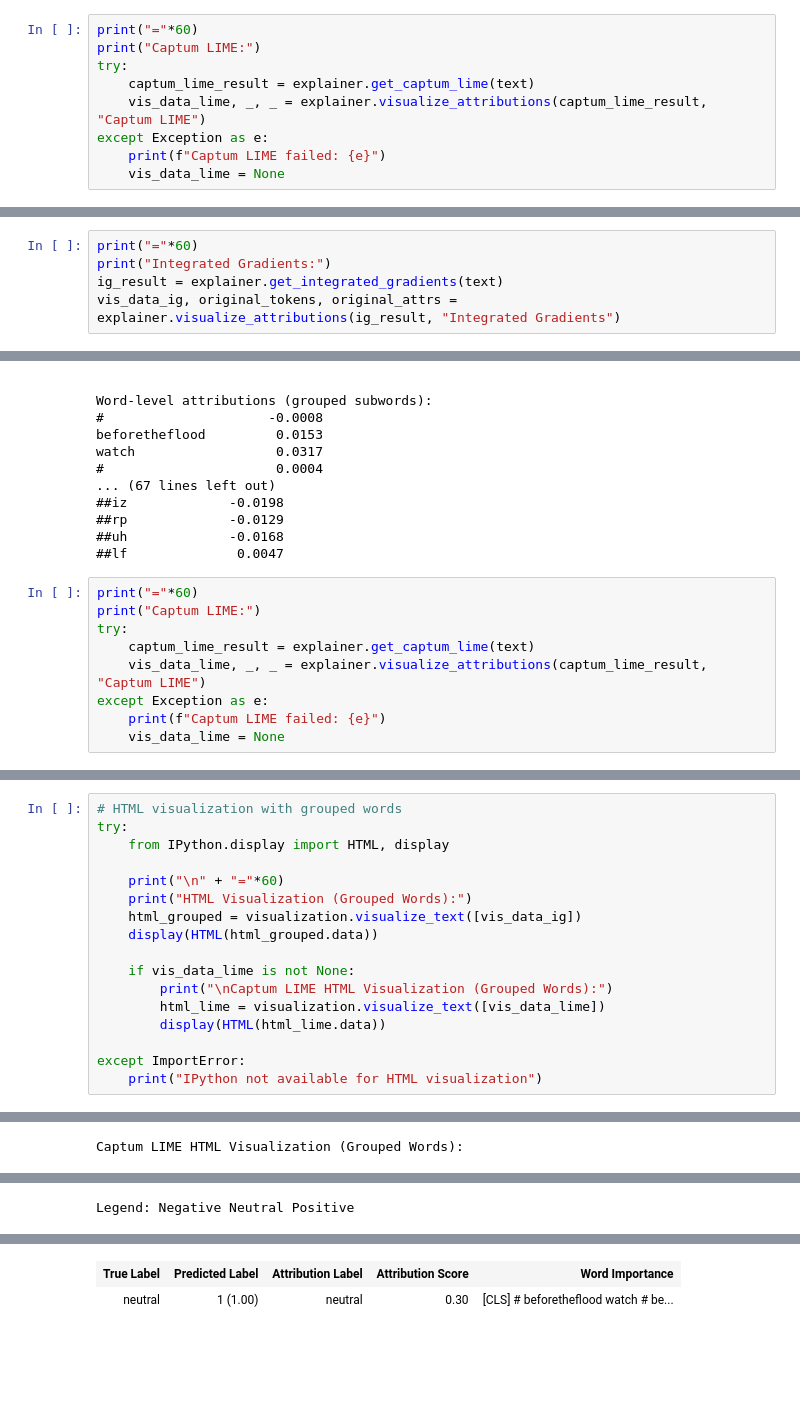
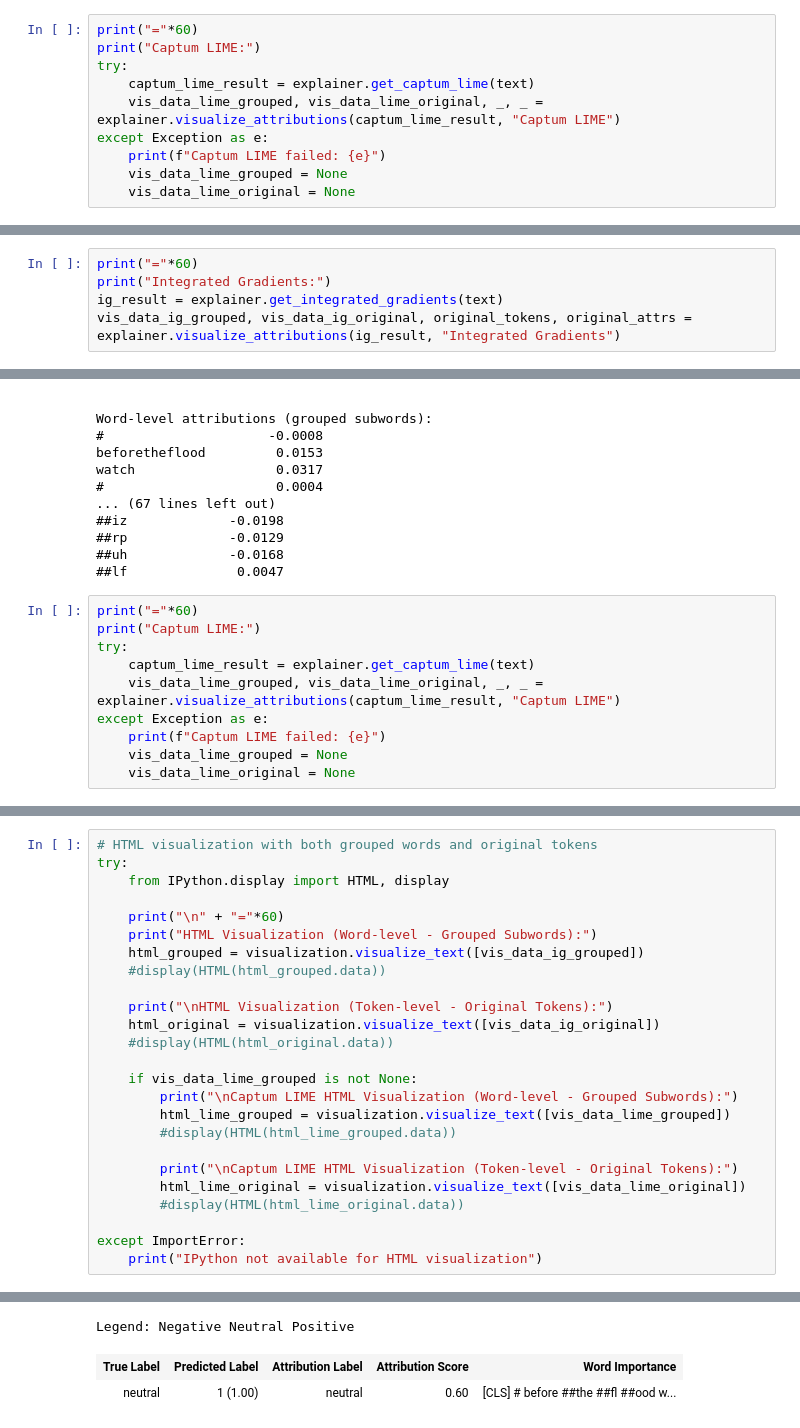
Before and after one commit to keanteng/wqf7007-project, a Jupyter notebook: evaluation/explainability.ipynb, the cells around one changed output, grey strips where cells are left out. Drawn from its saved outputs; the diff is of its cells as text; blank space fills up the shorter version.

```diff
--- a/evaluation/explainability.ipynb
+++ b/evaluation/explainability.ipynb
@@ -285,10 +302,11 @@ print("="*60)
 print("Captum LIME:")
 try:
     captum_lime_result = explainer.get_captum_lime(text)
-    vis_data_lime, _, _ = explainer.visualize_attributions(captum_lime_result, "Captum LIME")
+    vis_data_lime_grouped, vis_data_lime_original, _, _ = explainer.visualize_attributions(captum_lime_result, "Captum LIME")
 except Exception as e:
     print(f"Captum LIME failed: {e}")
-    vis_data_lime = None
+    vis_data_lime_grouped = None
+    vis_data_lime_original = None
 # %% [output]
 ============================================================
 Captum LIME:
@@ -380,7 +408,7 @@ LIME Explanation (Original):
 print("="*60)
 print("Integrated Gradients:")
 ig_result = explainer.get_integrated_gradients(text)
-vis_data_ig, original_tokens, original_attrs = explainer.visualize_attributions(ig_result, "Integrated Gradients")
+vis_data_ig_grouped, vis_data_ig_original, original_tokens, original_attrs = explainer.visualize_attributions(ig_result, "Integrated Gradients")
 # %% [output]
 ============================================================
 Integrated Gradients:
@@ -404,10 +432,11 @@ print("="*60)
 print("Captum LIME:")
 try:
     captum_lime_result = explainer.get_captum_lime(text)
-    vis_data_lime, _, _ = explainer.visualize_attributions(captum_lime_result, "Captum LIME")
+    vis_data_lime_grouped, vis_data_lime_original, _, _ = explainer.visualize_attributions(captum_lime_result, "Captum LIME")
 except Exception as e:
     print(f"Captum LIME failed: {e}")
-    vis_data_lime = None
+    vis_data_lime_grouped = None
+    vis_data_lime_original = None
 # %% [output]
 ============================================================
 Captum LIME:
@@ -427,19 +456,27 @@ watch                  0.0973
 ##uh              0.0000
 ##lf              0.0000
 # %%
-# HTML visualization with grouped words
+# HTML visualization with both grouped words and original tokens
 try:
     from IPython.display import HTML, display
 
     print("\n" + "="*60)
-    print("HTML Visualization (Grouped Words):")
-    html_grouped = visualization.visualize_text([vis_data_ig])
-    display(HTML(html_grouped.data))
+    print("HTML Visualization (Word-level - Grouped Subwords):")
+    html_grouped = visualization.visualize_text([vis_data_ig_grouped])
+    #display(HTML(html_grouped.data))
 
-    if vis_data_lime is not None:
-        print("\nCaptum LIME HTML Visualization (Grouped Words):")
-        html_lime = visualization.visualize_text([vis_data_lime])
-        display(HTML(html_lime.data))
+    print("\nHTML Visualization (Token-level - Original Tokens):")
+    html_original = visualization.visualize_text([vis_data_ig_original])
+    #display(HTML(html_original.data))
+
+    if vis_data_lime_grouped is not None:
+        print("\nCaptum LIME HTML Visualization (Word-level - Grouped Subwords):")
+        html_lime_grouped = visualization.visualize_text([vis_data_lime_grouped])
+        #display(HTML(html_lime_grouped.data))
+
+        print("\nCaptum LIME HTML Visualization (Token-level - Original Tokens):")
+        html_lime_original = visualization.visualize_text([vis_data_lime_original])
+        #display(HTML(html_lime_original.data))
 
 except ImportError:
     print("IPython not available for HTML visualization")
@@ -455 +492,0 @@ Legend: Negative Neutral Positive
-Captum LIME HTML Visualization (Grouped Words):
@@ -459 +496,0 @@ Legend: Negative Neutral Positive
-Legend: Negative Neutral Positive
@@ -460,2 +498,3 @@ Legend: Negative Neutral Positive
+Legend: Negative Neutral Positive
 | True Label | Predicted Label | Attribution Label | Attribution Score | Word Importance |
-| neutral | 1 (1.00) | neutral | 0.30 | [CLS] # beforetheflood watch # be... |
+| neutral | 1 (1.00) | neutral | 0.60 | [CLS] # before ##the ##fl ##ood w... |
```
Also changed, not shown: parts of 8 cells of this notebook, 5 other files.
